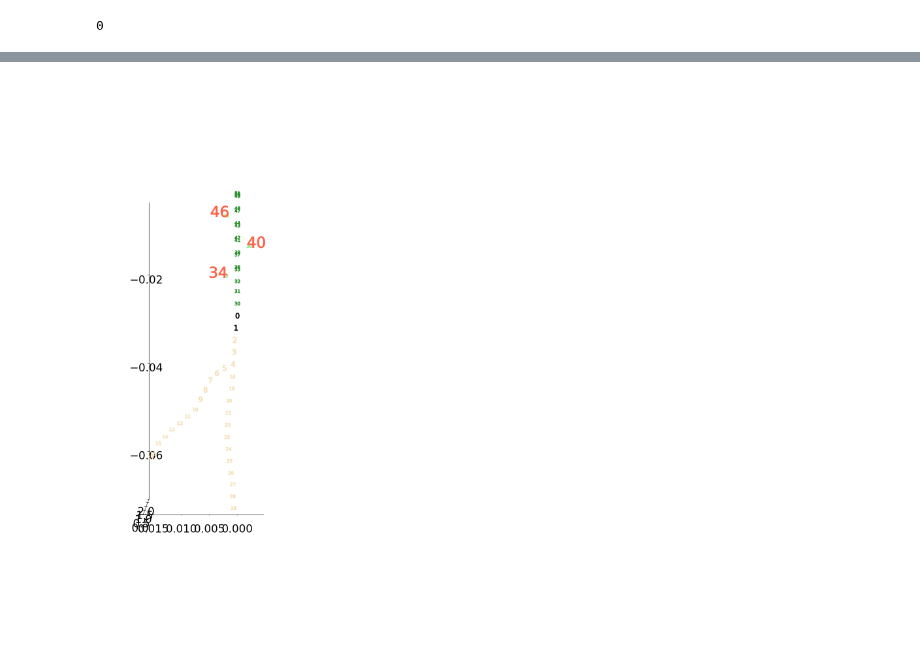
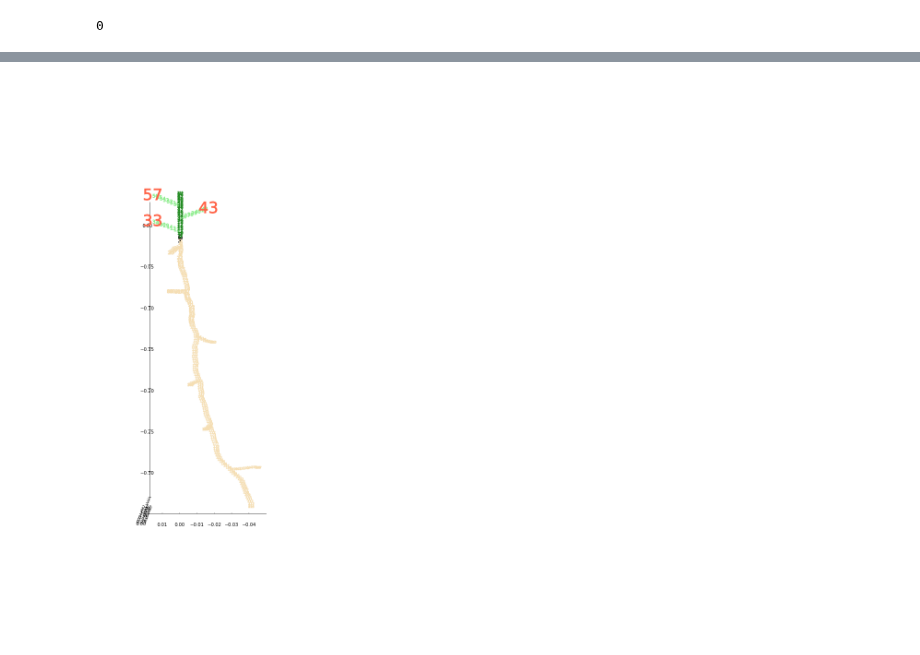
Before and after one commit to Plant-Root-Soil-Interactions-Modelling/CPlantBox, a Jupyter notebook: tutorial/jupyter/Carbon_feedback.ipynb, the cells around one changed output, grey strips where cells are left out. Cells and saved outputs as stored; diff of their text form; code cells hidden in the pictures.

Commit message:
carbon feedback finished

```diff
--- a/tutorial/jupyter/Carbon_feedback.ipynb
+++ b/tutorial/jupyter/Carbon_feedback.ipynb
@@ -1,8 +1,7 @@
 # %%
 from CPlantBox_PiafMunch import *
 # %%
-name = "PMA2018.xml"
-time =10
+name = "carbon2020.xml"
 plant = pb.Plant()
 plant.openXML("../../modelparameter/plant/" + name)
 seeds = plant.getOrganRandomParameter(pb.OrganTypes.seed)
@@ -314,5 +1026,8 @@ f.savefig("diural.png", bbox_inches='tight')
 # %%
 from mpl_toolkits.mplot3d import axes3d
+stem_nodes = nodes_organtype[(nodes_organtype[:,1]== 3)][:,0]
+root_nodes = nodes_organtype[(nodes_organtype[:,1]== 2)][:,0]
+leaf_nodes = nodes_organtype[(nodes_organtype[:,1]== 4)][:,0]
 def organ_color(int):
     if int in leaf_nodes: #int is source
         return 'lightgreen'
@@ -347,34 +1062,34 @@ z =nodes_cor[:,5]
 ax.xaxis.pane.fill = False
 ax.yaxis.pane.fill = False
 ax.zaxis.pane.fill = False
 
 # Now set color to white (or whatever is "invisible")
 ax.xaxis.pane.set_edgecolor('w')
 ax.yaxis.pane.set_edgecolor('w')
 ax.zaxis.pane.set_edgecolor('w')
 
 # Bonus: To get rid of the grid as well:
 ax.grid(False)
 
 for i in range(len(nodes_cor)): #assign all the source to red large font size
     if (nodes_cor[i,1] == 8 or nodes_cor[i,1] == 4) and nodes_cor[i,2] == 1:
         ax.plot([x[i]], [y[i]], [z[i]], marker='${}$'.format(i),
                 markersize=40, color='tomato')
     else:
         ax.plot([x[i]], [y[i]], [z[i]], marker='${}$'.format(i),#mapping all the organ color green or yellow
                 markersize=12, color=organ_color(i))
 
 ax.set_xlabel('')
 ax.set_ylabel('')
 ax.set_zlabel('')
 ax.set_ylim3d(2,0)
 # ax.set_zlim3d(-1,7.5)
 # ax.set_xlim3d(-0.2,0.2)
 ax.view_init(0, 90)
 plt.show()
 fig.savefig("{}.png".format('3d with node number{}'.format(name)), bbox_inches='tight', dpi=300)
 # %% [output]
-[figure, old version]
+[figure, new version]
 # %%
 plant.simulate(time)
 plant.write("{}.vtp".format(str(name)))
```
Also changed, not shown: parts of 35 cells of this notebook, 6 other files.
